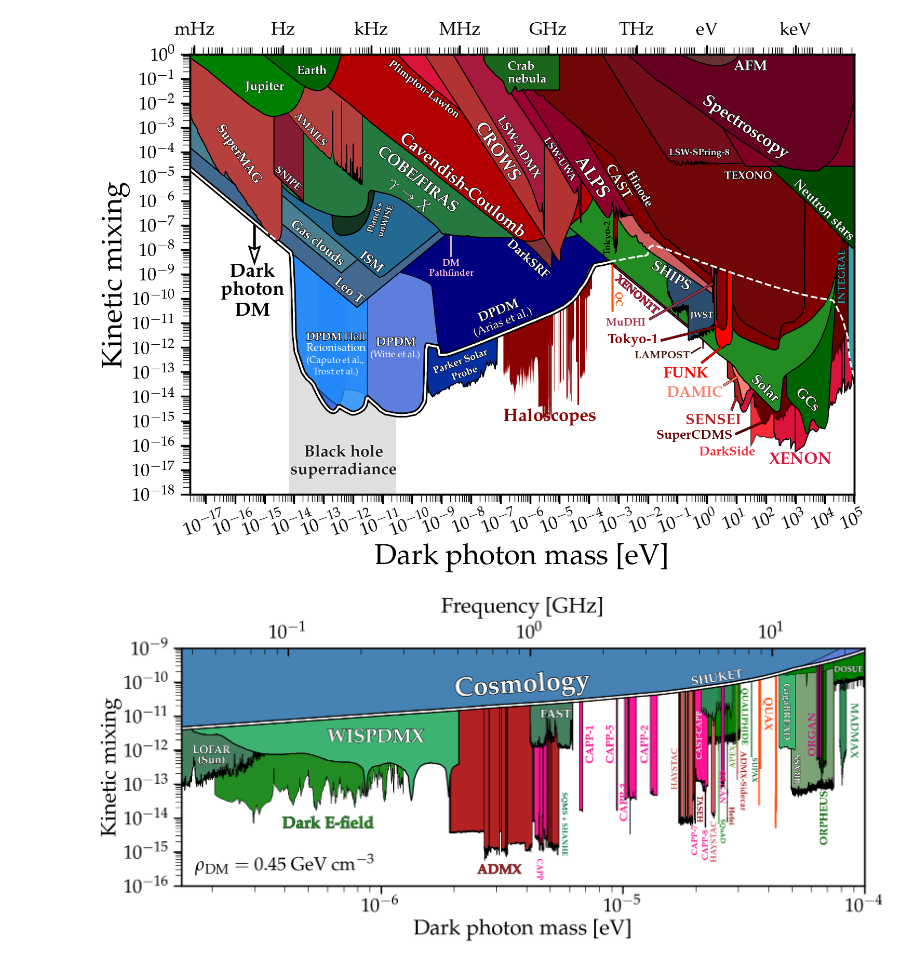
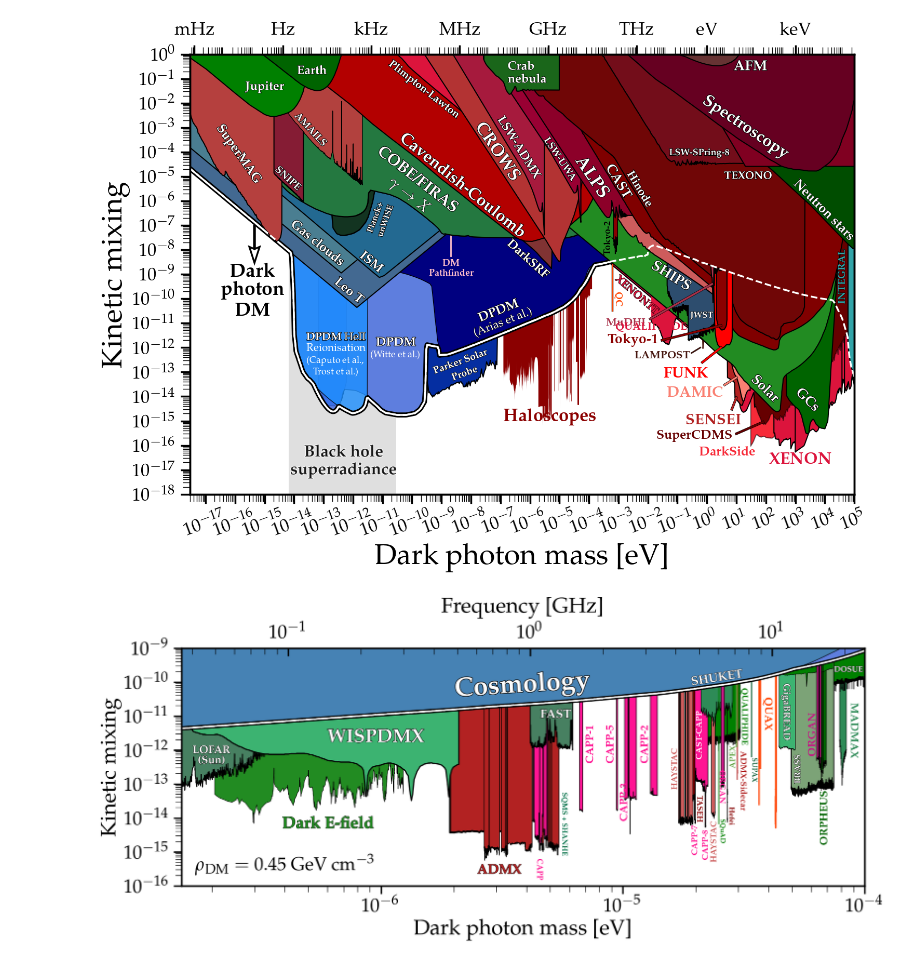
Before and after one commit to FaroutYLq/AutoAxionLimits, a Jupyter notebook: DarkPhoton.ipynb, the cells around one changed output. Saved outputs shown, nothing was run; the diff lists cells and outputs as text; code cells hidden in the pictures.

Commit message:
Add QUALIPHIDE_FIR DarkPhoton limit (#746)
Source: arXiv:2607.19319
Extraction confidence: 0.85
Data points: 124
Auto-generated by AutoAxionLimits daily pipeline

```diff
--- a/DarkPhoton.ipynb
+++ b/DarkPhoton.ipynb
@@ -61,34 +61,35 @@ DarkPhoton.Planck_unWISE(ax)
 DarkPhoton.Jupiter(ax)
 DarkPhoton.Earth(ax)
 DarkPhoton.Crab(ax)
 DarkPhoton.ISM(ax)
 DarkPhoton.LeoT(ax)
 DarkPhoton.GasClouds(ax)
 DarkPhoton.NeutronStarCooling(ax)
 DarkPhoton.JWST(ax)
 DarkPhoton.ParkerSolarProbe(ax)
 DarkPhoton.INTEGRAL(ax)
 
 # BHSR
 plt.fill_between([6.5e-15,2.9e-11],[1e-18,1e-18],y2=1,color='gray',edgecolor='none',zorder=-100,alpha=0.25)
 plt.gcf().text(0.304,0.176,r'{\bf Black hole}',fontsize=23,ha='center',rotation=0,color='k',alpha=0.8,path_effects=line_background(2,'w'))
 plt.gcf().text(0.304,0.145,r'{\bf superradiance}',fontsize=23,ha='center',rotation=0,color='k',alpha=0.8,path_effects=line_background(2,'w'))
 
 # Final label
 plt.arrow(0.2, 0.58, 0, -0.065, transform=fig.transFigure,figure=fig,
   length_includes_head=True,lw=2.5,
   head_width=0.012, head_length=0.028, overhang=0.13,
   edgecolor='k',facecolor='w',clip_on=False,zorder=-1)
 
 plt.text(4e-16,0.8e-9,r'{\bf Dark}',fontsize=27,ha='center')
 plt.text(4e-16,0.15e-9,r'{\bf photon}',fontsize=27,ha='center')
 plt.text(4e-16,0.02e-9,r'{\bf DM}',fontsize=27,ha='center')
 
 plt.text(5e-6,1e-15,r'{\bf Haloscopes}',color='darkred',fontsize=25,ha='center');
 
+DarkPhoton.QUALIPHIDE_FIR(ax)
 MySaveFig(fig,'DarkPhoton')
 # %% [output]
-[figure, old version]
+[figure, new version]
 # %%
 m_min = 1.5e-7
 m_max = 1e-4
```
Also changed, not shown: parts of 7 cells of this notebook, 22 other files.
